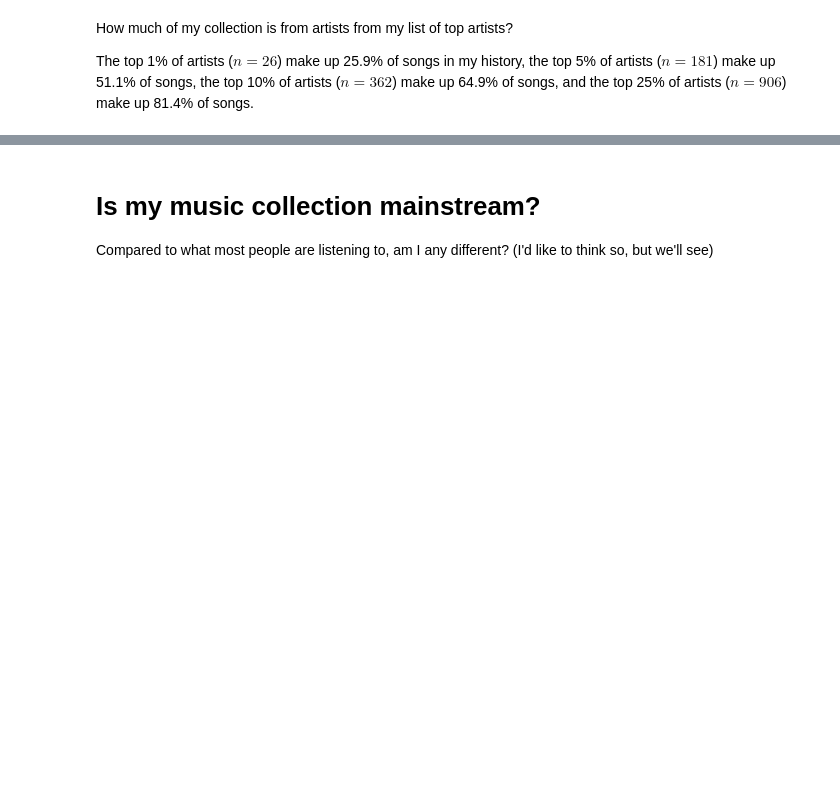
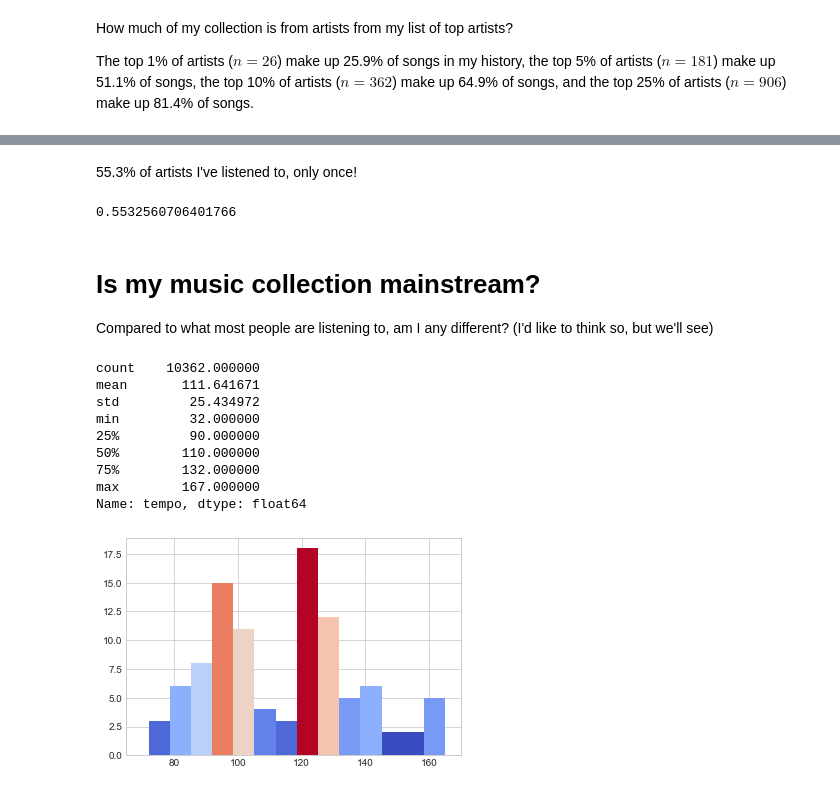
Before and after one commit to liebscher/musicanalysis, a Jupyter notebook: 3_Data_Explore.ipynb, the cells around one changed output, grey strips where cells are left out. Drawn from its saved outputs; the diff is of its cells as text; code cells hidden in the pictures; blank space fills up the shorter version.

```diff
--- a/3_Data_Explore.ipynb
+++ b/3_Data_Explore.ipynb
@@ -581,3 +661,9 @@ plt.ylim([0,1]);
+# %% [markdown]
+55.3% of artists I've listened to,  only once!
+# %%
+len(sort_artist_df[sort_artist_df['count'] == 1])/len(sort_artist_df)
+# %% [output]
+0.5532560706401766
 # %% [markdown]
 # Is my music collection mainstream?
 
@@ -587,0 +673,17 @@ mainstream[mainstream['tempo'] > 168]
+# %%
+mainstream['tempo'] = mainstream['tempo'].apply(round)
+mainstream['tempo'] = mainstream['tempo'].apply(lambda x: x if x < 168 else x/2)
+# %%
+hist(mainstream['tempo'], [65,170])
+full_history['tempo'].describe()
+# %% [output]
+count    10362.000000
+mean       111.641671
+std         25.434972
+min         32.000000
+25%         90.000000
+50%        110.000000
+75%        132.000000
+max        167.000000
+Name: tempo, dtype: float64
+[figure, added]
```
Also changed, not shown: parts of 30 cells of this notebook.
